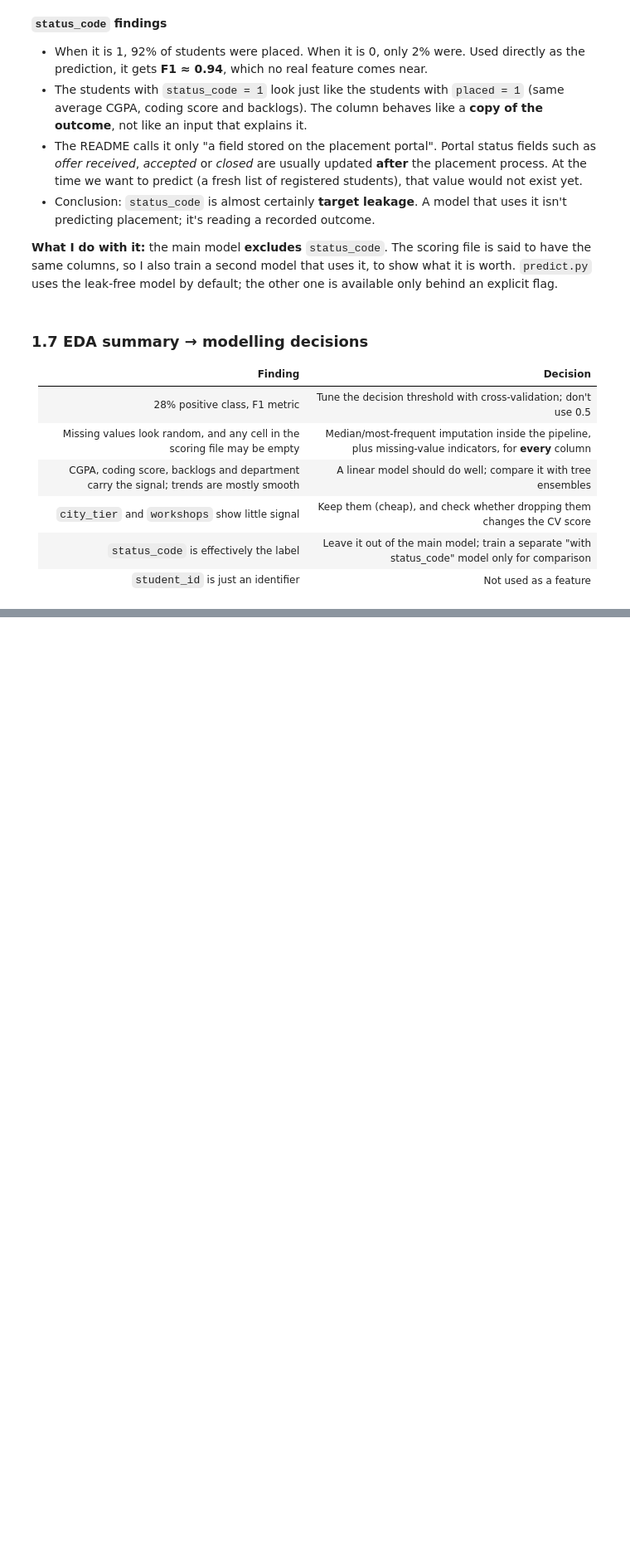
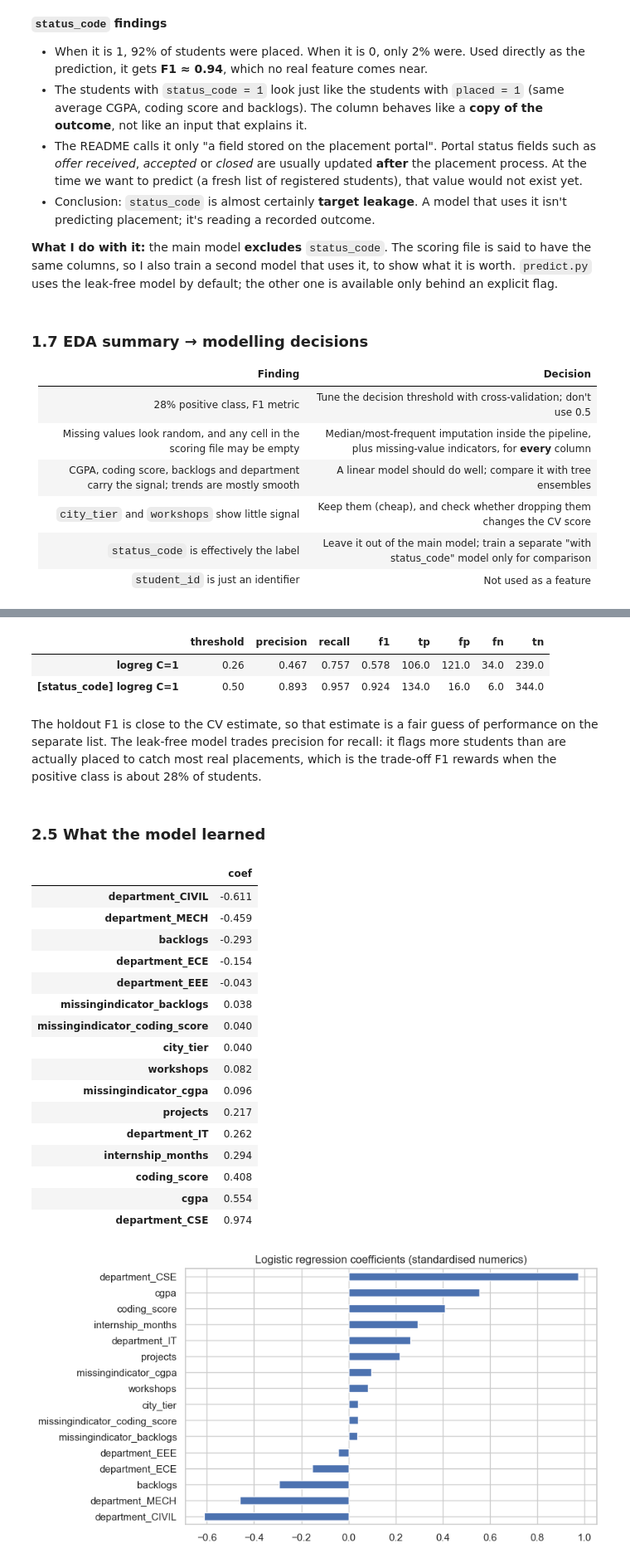
Before and after one commit to Pranov123/pranov_goML_submission, a Jupyter notebook: placement/analysis.ipynb, the cells around one changed output, grey strips where cells are left out. Shown at 83% size. Saved outputs shown, nothing was run; the diff lists cells and outputs as text; code cells hidden in the pictures; blank space fills up the shorter version.

```diff
--- a/placement/analysis.ipynb
+++ b/placement/analysis.ipynb
@@ -284,0 +411,46 @@ prof
+# %%
+idx_tr, idx_te = train_test_split(np.arange(len(y)), test_size=0.2, stratify=y, random_state=7)
+rows = {}
+for name, feats in [("logreg C=1", BASE), ("[status_code] logreg C=1", WITH_STATUS)]:
+    model = candidates[name][0]
+    Xtr, ytr = X_all.iloc[idx_tr], y[idx_tr]
+    t = THRESHOLDS[f1_curve(oof_probs(model, feats, Xtr, ytr), ytr).argmax()]
+    fitted = clone(model).fit(Xtr, ytr)
+    pred = (fitted.predict_proba(X_all.iloc[idx_te])[:, 1] >= t).astype(int)
+    tn, fp, fn, tp = confusion_matrix(y[idx_te], pred).ravel()
+    rows[name] = {"threshold": t, "precision": tp / (tp + fp), "recall": tp / (tp + fn),
+                  "f1": 2 * tp / (2 * tp + fp + fn), "tp": tp, "fp": fp, "fn": fn, "tn": tn}
+pd.DataFrame(rows).T.round(3)
+# %% [output]
+|  | threshold | precision | recall | f1 | tp | fp | fn | tn |
+| logreg C=1 | 0.26 | 0.467 | 0.757 | 0.578 | 106.0 | 121.0 | 34.0 | 239.0 |
+| [status_code] logreg C=1 | 0.50 | 0.893 | 0.957 | 0.924 | 134.0 | 16.0 | 6.0 | 344.0 |
+# %% [markdown]
+The holdout F1 is close to the CV estimate, so that estimate is a fair guess of performance on the separate list. The leak-free model trades precision for recall: it flags more students than are actually placed to catch most real placements, which is the trade-off F1 rewards when the positive class is about 28% of students.
+# %% [markdown]
+### 2.5 What the model learned
+# %%
+final_base = clone(candidates["logreg C=1"][0]).fit(X_all, y)
+names = [n.split("__", 1)[1] for n in final_base[:-1].get_feature_names_out()]
+coef = pd.Series(final_base[-1].coef_[0], index=names).sort_values()
+plt.figure(figsize=(8, 5)); coef.plot.barh(); plt.title("Logistic regression coefficients (standardised numerics)");
+coef.round(3).to_frame("coef")
+# %% [output]
+|  | coef |
+| department_CIVIL | -0.611 |
+| department_MECH | -0.459 |
+| backlogs | -0.293 |
+| department_ECE | -0.154 |
+| department_EEE | -0.043 |
+| missingindicator_backlogs | 0.038 |
+| missingindicator_coding_score | 0.040 |
+| city_tier | 0.040 |
+| workshops | 0.082 |
+| missingindicator_cgpa | 0.096 |
+| projects | 0.217 |
+| department_IT | 0.262 |
+| internship_months | 0.294 |
+| coding_score | 0.408 |
+| cgpa | 0.554 |
+| department_CSE | 0.974 |
+[figure, added]
```
Also changed, not shown: parts of 17 cells of this notebook, 5 other files.
